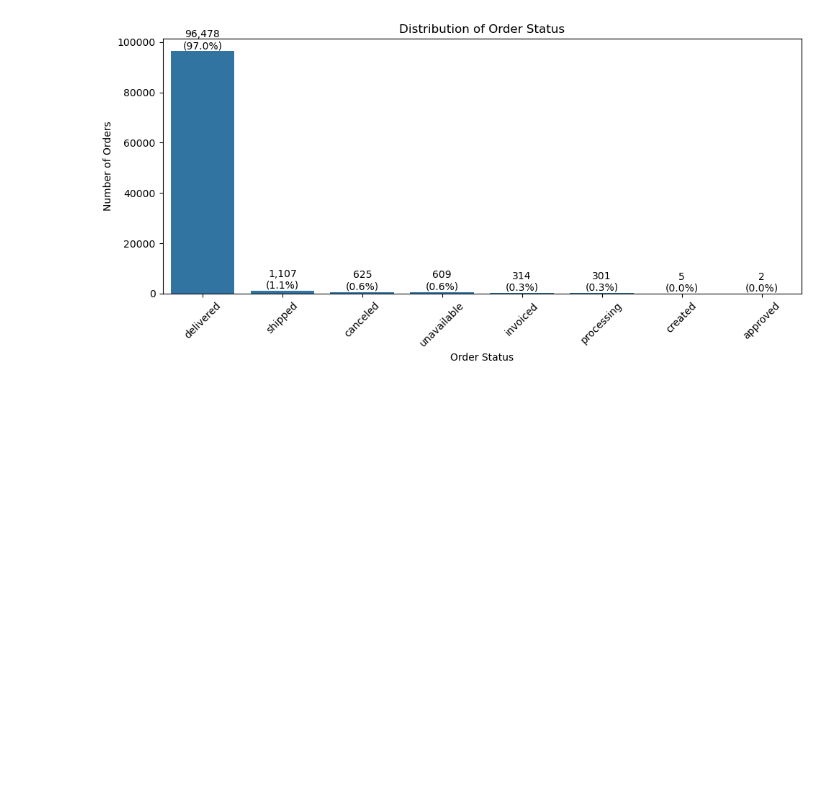
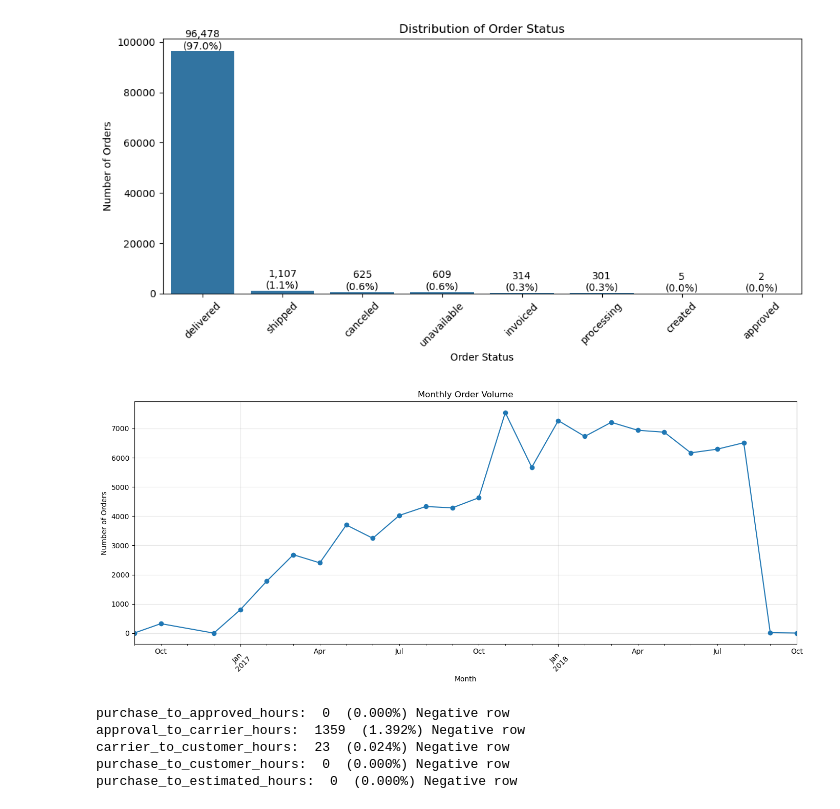
Before and after one commit to AminrezaAman/brazilian-ecommerce-analytics, a Jupyter notebook: notebooks/03_Exploratory_Data_Analysis.ipynb, the cells around one changed output. Cells and saved outputs as stored; diff of their text form; code cells hidden in the pictures; blank space fills up the shorter version.

```diff
--- a/notebooks/03_Exploratory_Data_Analysis.ipynb
+++ b/notebooks/03_Exploratory_Data_Analysis.ipynb
@@ -7,8 +7,11 @@ import matplotlib.pyplot as plt
 import seaborn as sns
 # %%
 # import dataset
+date_cols = ['order_purchase_timestamp', 'order_approved_at',
+             'order_delivered_carrier_date', 'order_delivered_customer_date',
+             'order_estimated_delivery_date']
 
-orders_cleaned      = pd.read_csv('../data/interim/olist_orders_cleaned.csv')
+orders_cleaned      = pd.read_csv('../data/interim/olist_orders_cleaned.csv', parse_dates=date_cols)
 order_items_cleaned = pd.read_csv('../data/interim/olist_order_items_cleaned.csv')
 customers_cleaned   = pd.read_csv('../data/interim/olist_customers_cleaned.csv')
 payments_cleaned    = pd.read_csv('../data/interim/olist_ payments_cleaned.csv')
@@ -59,3 +79,37 @@ plt.tight_layout()
 plt.show()
 # %% [output]
 [figure]
+# %%
+monthly_orders = (
+    orders_cleaned.groupby(orders_cleaned['order_purchase_timestamp'].dt.to_period("M")).size()
+    )
+monthly_orders
+
+plt.figure(figsize=(14, 6))
+
+monthly_orders.plot(kind="line", marker="o")
+
+plt.title("Monthly Order Volume")
+plt.xlabel("Month")
+plt.ylabel("Number of Orders")
+
+plt.xticks(rotation=45)
+plt.grid(alpha=0.3)
+
+plt.tight_layout()
+plt.show()
+# %% [output]
+[figure, added]
+# %%
+for col in ['purchase_to_approved_hours','approval_to_carrier_hours',
+            'carrier_to_customer_hours','purchase_to_customer_hours',
+            'purchase_to_estimated_hours']:
+    n_neg = (orders_cleaned[col] < 0).sum()
+    pct = n_neg / orders_cleaned[col].notna().sum() * 100
+    print(f"{col}:  {n_neg}  ({pct:.3f}%) Negative row ")
+# %% [output]
+purchase_to_approved_hours:  0  (0.000%) Negative row
+approval_to_carrier_hours:  1359  (1.392%) Negative row
+carrier_to_customer_hours:  23  (0.024%) Negative row
+purchase_to_customer_hours:  0  (0.000%) Negative row
+purchase_to_estimated_hours:  0  (0.000%) Negative row
```
Also changed, not shown: parts of 6 cells of this notebook, 1 other file.
